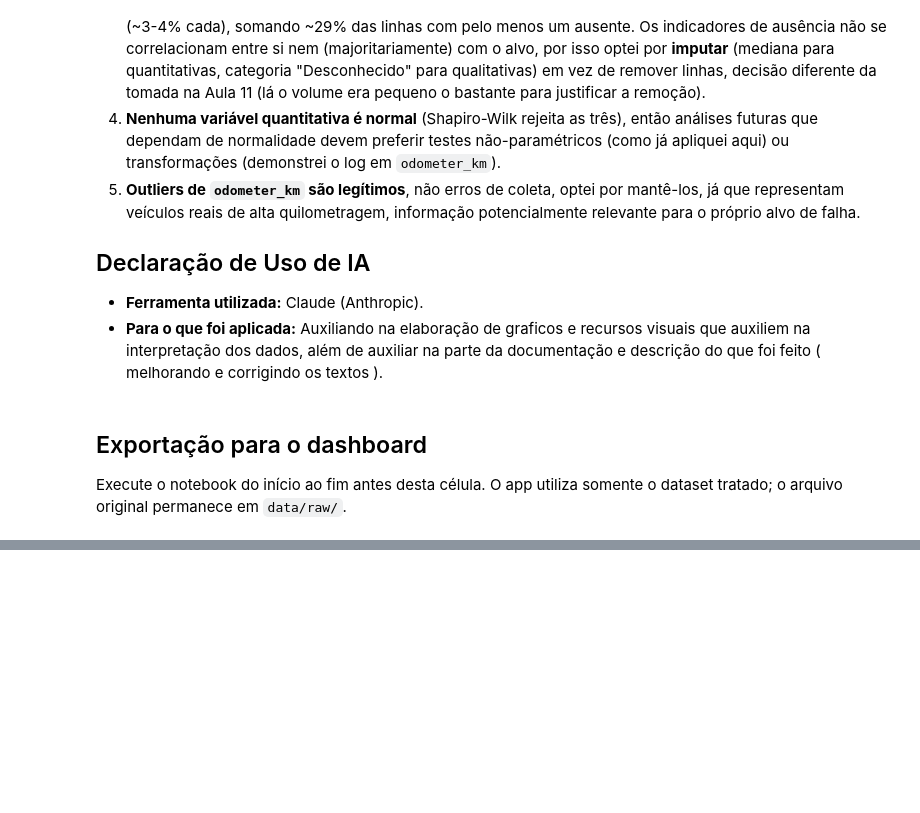
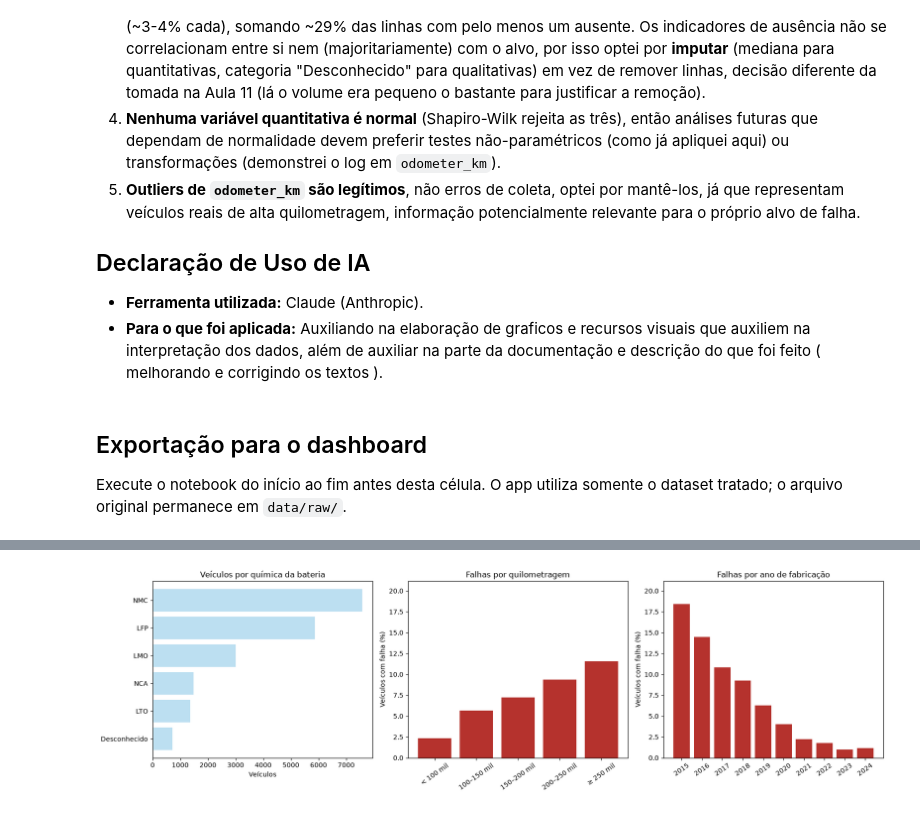
Before and after one commit to CaioMathews/AVD-20262-pratica-streamlit, a Jupyter notebook: notebooks/atividade_EDA.ipynb, the cells around one changed output, grey strips where cells are left out. Saved outputs shown, nothing was run; the diff lists cells and outputs as text; code cells hidden in the pictures; blank space fills up the shorter version.

```diff
--- a/notebooks/atividade_EDA.ipynb
+++ b/notebooks/atividade_EDA.ipynb
@@ -1049,0 +1075,12 @@ print(f"Dataset tratado exportado: {len(df)} veículos e {len(df.columns)} colun
+# %%
+grupos_bateria = df.groupby("battery_chemistry").agg(
+    veiculos=("battery_failure", "size"),
+    falhas=("battery_failure", "sum"),
+)
+
+grupos_bateria["proporcao_falha"] = grupos_bateria["falhas"] / grupos_bateria["veiculos"]
+
+assert grupos_bateria["veiculos"].sum() == len(df)
+assert grupos_bateria["falhas"].sum() == df["battery_failure"].sum()
+
+print(grupos_bateria.round(4).to_string())
@@ -1049,0 +1096,50 @@ print(f"Dataset tratado exportado: {len(df)} veículos e {len(df.columns)} colun
+# %%
+dados_visuais = df.copy()
+
+faixas_km_dashboard = ["< 100 mil", "100–150 mil", "150–200 mil", "200–250 mil", "≥ 250 mil"]
+
+dados_visuais["faixa_km_dashboard"] = pd.cut(
+    dados_visuais["odometer_km"],
+    bins=[0, 100000, 150000, 200000, 250000, np.inf],
+    labels=faixas_km_dashboard, right=False,
+)
+
+por_km = dados_visuais.groupby("faixa_km_dashboard", observed=True).agg(
+    veiculos=("battery_failure", "size"), falhas=("battery_failure", "sum"),
+)
+
+por_ano = dados_visuais.groupby("manufacturing_year").agg(
+    veiculos=("battery_failure", "size"), falhas=("battery_failure", "sum"),
+)
+
+for resumo_dashboard in [por_km, por_ano]:
+
+    resumo_dashboard["proporcao_falha"] = resumo_dashboard["falhas"] / resumo_dashboard["veiculos"]
+
+    assert resumo_dashboard["veiculos"].sum() == len(df)
+    assert resumo_dashboard["falhas"].sum() == df["battery_failure"].sum()
+
+fig_dashboard, eixos_dashboard = plt.subplots(1, 3, figsize=(17, 5))
+grupo_ordenado = grupos_bateria["veiculos"].sort_values()
+
+eixos_dashboard[0].barh(grupo_ordenado.index, grupo_ordenado.values, color="#bcdff1")
+eixos_dashboard[0].set_title("Veículos por química da bateria")
+eixos_dashboard[0].set_xlabel("Veículos")
+
+eixos_dashboard[1].bar(por_km.index.astype(str), por_km["proporcao_falha"] * 100, color="#b5322d")
+eixos_dashboard[1].set_title("Falhas por quilometragem")
+
+eixos_dashboard[2].bar(por_ano.index.astype(int).astype(str), por_ano["proporcao_falha"] * 100, color="#b5322d")
+eixos_dashboard[2].set_title("Falhas por ano de fabricação")
+
+limite_dashboard = max(por_km["proporcao_falha"].max(), por_ano["proporcao_falha"].max()) * 115
+
+for eixo_dashboard in eixos_dashboard[1:]:
+    eixo_dashboard.set_ylabel("Veículos com falha (%)")
+    eixo_dashboard.set_ylim(0, limite_dashboard)
+    eixo_dashboard.tick_params(axis="x", rotation=35)
+
+fig_dashboard.tight_layout()
+plt.show()
+# %% [output]
+[figure, added]
```
Also changed, not shown: parts of 5 cells of this notebook, 6 other files.
